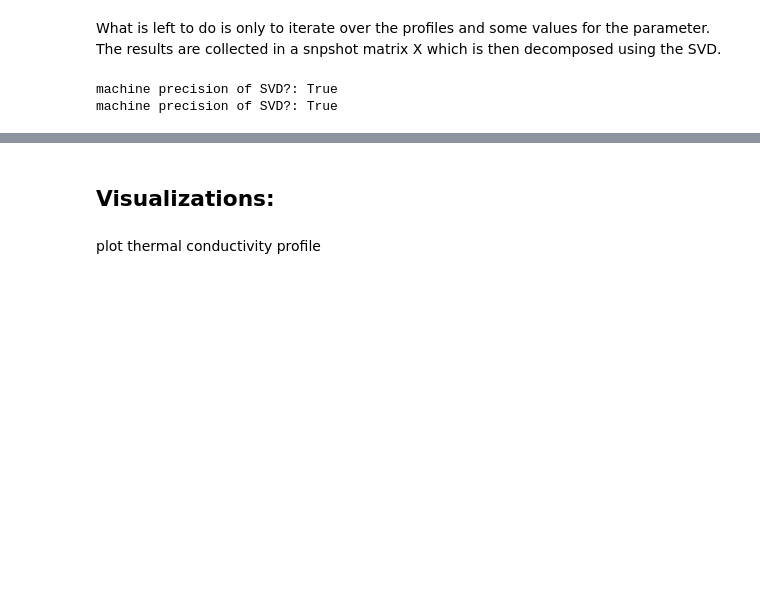
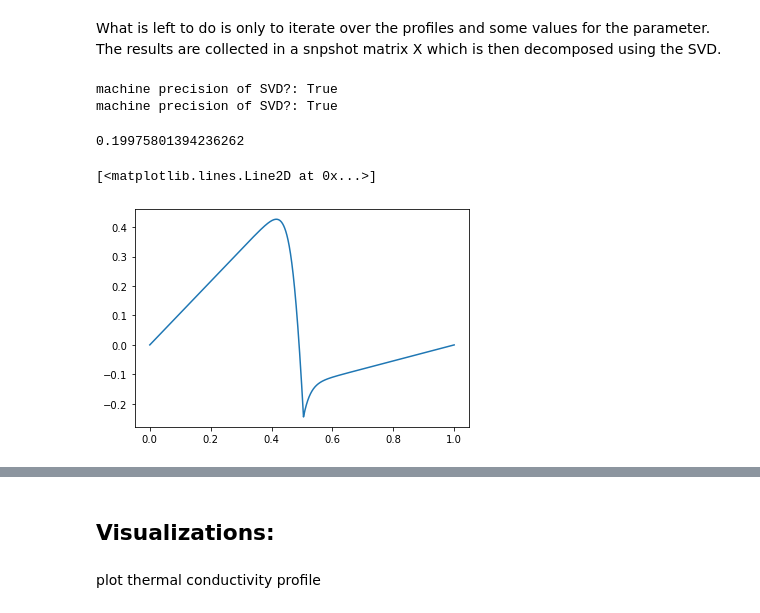
Before and after one commit to flabowski/FEniCS_rb_demo, a Jupyter notebook: poisson problem.ipynb, the cells around one changed output, grey strips where cells are left out. Saved outputs shown, nothing was run; the diff lists cells and outputs as text; code cells hidden in the pictures; blank space fills up the shorter version.

```diff
--- a/poisson problem.ipynb
+++ b/poisson problem.ipynb
@@ -95,3 +99,14 @@ for j, thermal_conductivity in enumerate([step, sigmoid]):
 # %% [output]
 machine precision of SVD?: True
 machine precision of SVD?: True
+# %%
+print(errornorm(us[1][50], us[0][50]))
+
+fig, ax = plt.subplots()
+#plt.plot(x, X_all[1][:, 0])
+#plt.plot(x, X_all[0][:, 0])
+plt.plot(x, X_all[0][:, 50]-X_all[1][:, 50])
+# %% [output]
+0.19975801394236262
+[<matplotlib.lines.Line2D at 0x...>]
+[figure, added]
```
Also changed, not shown: parts of 9 cells of this notebook.
